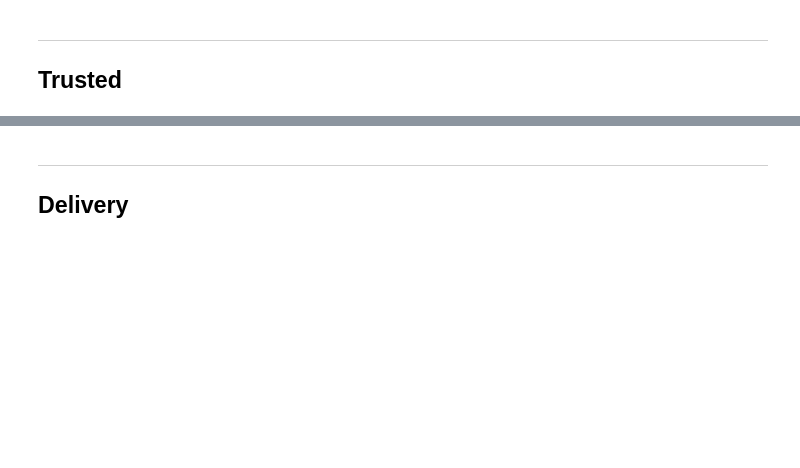
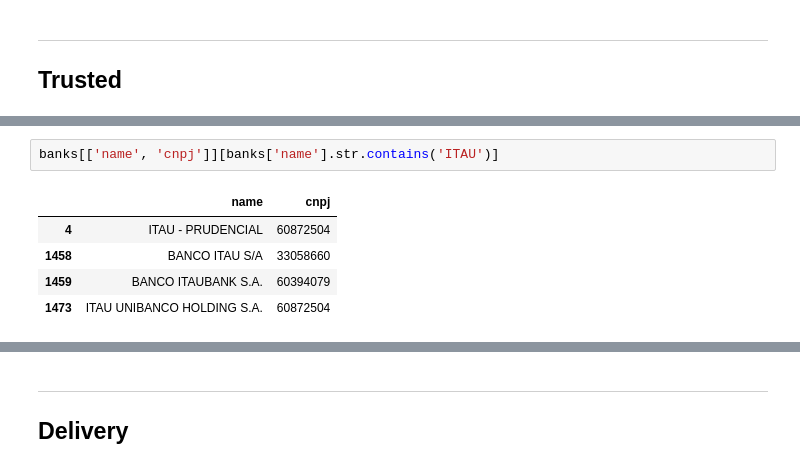
Before and after one commit to Squinelato/eEDB-011-2024-3, a Jupyter notebook: Atividade 02/etl.ipynb, the cells around one changed output, grey strips where cells are left out. Drawn from its saved outputs; the diff is of its cells as text; blank space fills up the shorter version.

```diff
--- a/Atividade 02/etl.ipynb
+++ b/Atividade 02/etl.ipynb
@@ -108,0 +119,8 @@ claims.to_parquet('./raw/rwzd_claims.parquet', engine='pyarrow', compression='sn
+# %%
+banks[['name', 'cnpj']][banks['name'].str.contains('ITAU')]
+# %% [output]
+|  | name | cnpj |
+| 4 | ITAU - PRUDENCIAL | 60872504 |
+| 1458 | BANCO ITAU S/A | 33058660 |
+| 1459 | BANCO ITAUBANK S.A. | 60394079 |
+| 1473 | ITAU UNIBANCO HOLDING S.A. | 60872504 |
```
Also changed, not shown: parts of 29 cells of this notebook, 1 other file.
